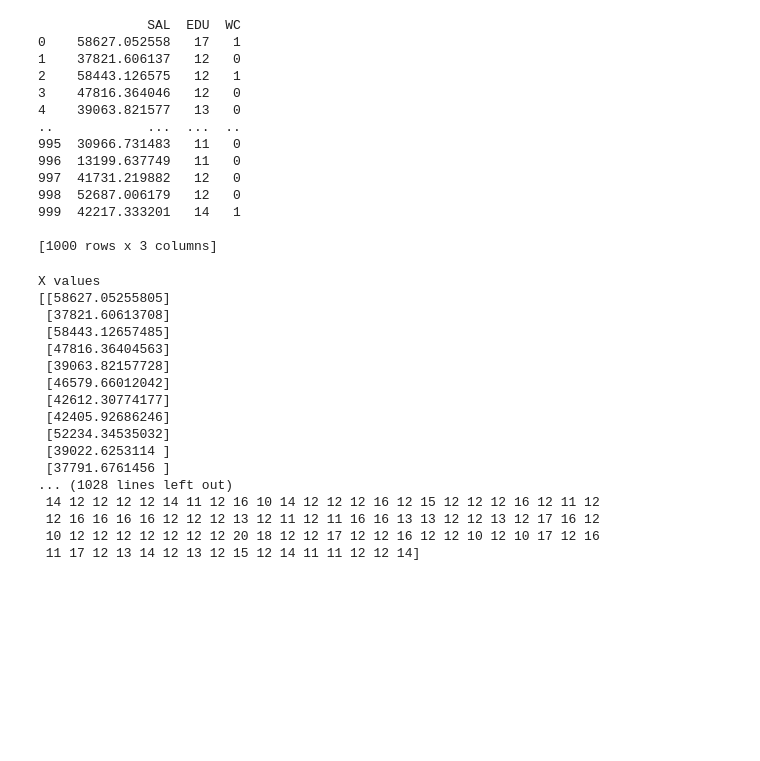
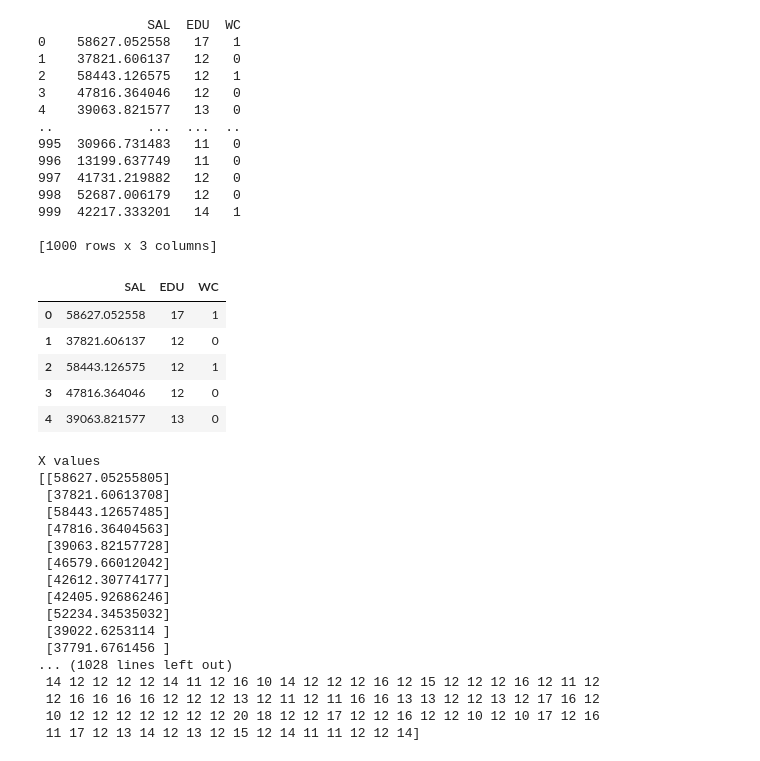
Before and after one commit to Huzaif005/portfolio-website, a Jupyter notebook: performing_oprations_of_salary_dataset.ipynb, the cells around one changed output. Saved outputs shown, nothing was run; the diff lists cells and outputs as text; code cells hidden in the pictures; blank space fills up the shorter version.

```diff
--- a/performing_oprations_of_salary_dataset.ipynb
+++ b/performing_oprations_of_salary_dataset.ipynb
@@ -26,6 +26,15 @@ print(df)
 999  42217.333201   14   1
 
 [1000 rows x 3 columns]
+# %%
+df.head()
+# %% [output]
+|  | SAL | EDU | WC |
+| 0 | 58627.052558 | 17 | 1 |
+| 1 | 37821.606137 | 12 | 0 |
+| 2 | 58443.126575 | 12 | 1 |
+| 3 | 47816.364046 | 12 | 0 |
+| 4 | 39063.821577 | 13 | 0 |
 # %%
 X = df.iloc[:,0:1].values
 y = df.iloc[:,1].values
```
